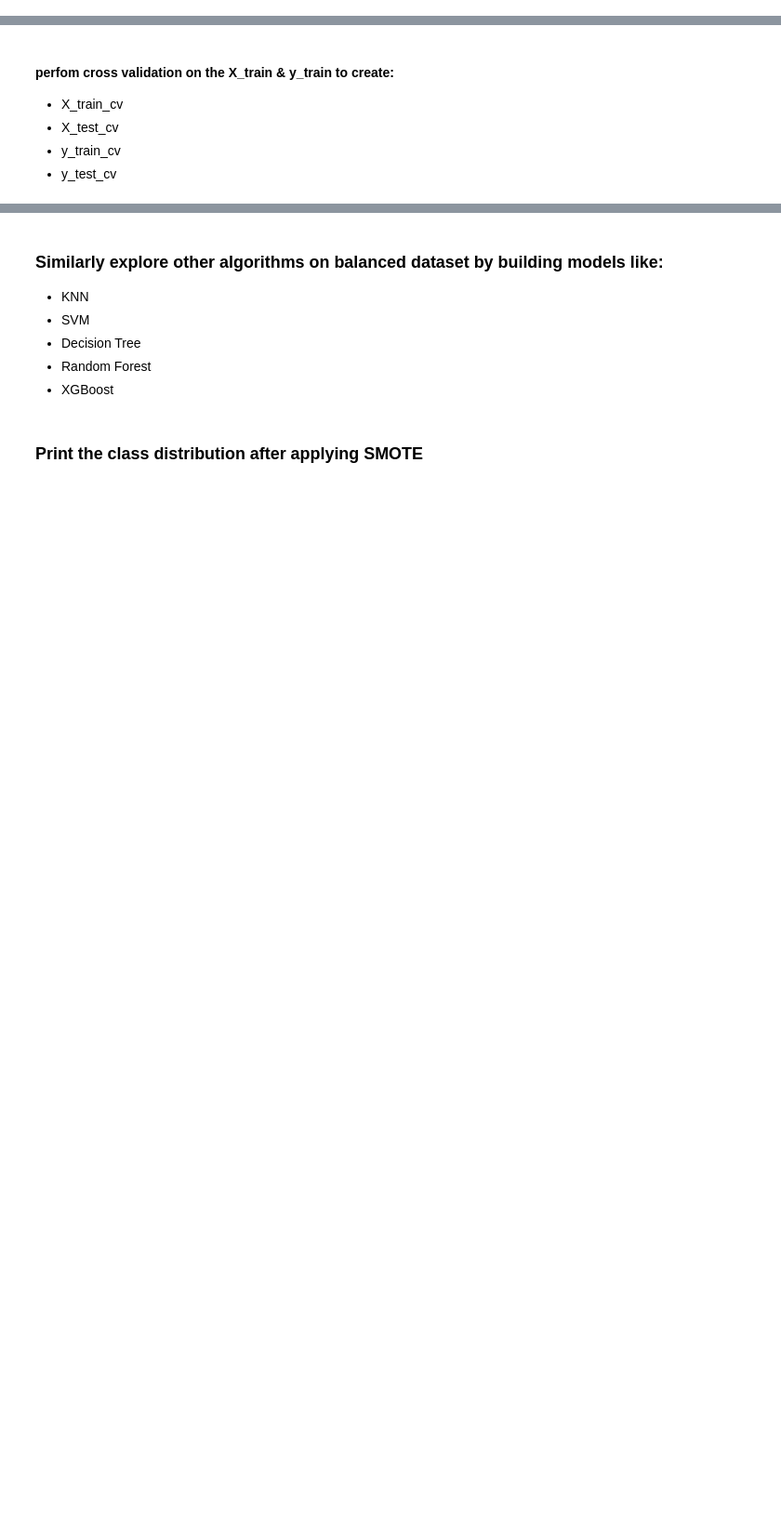
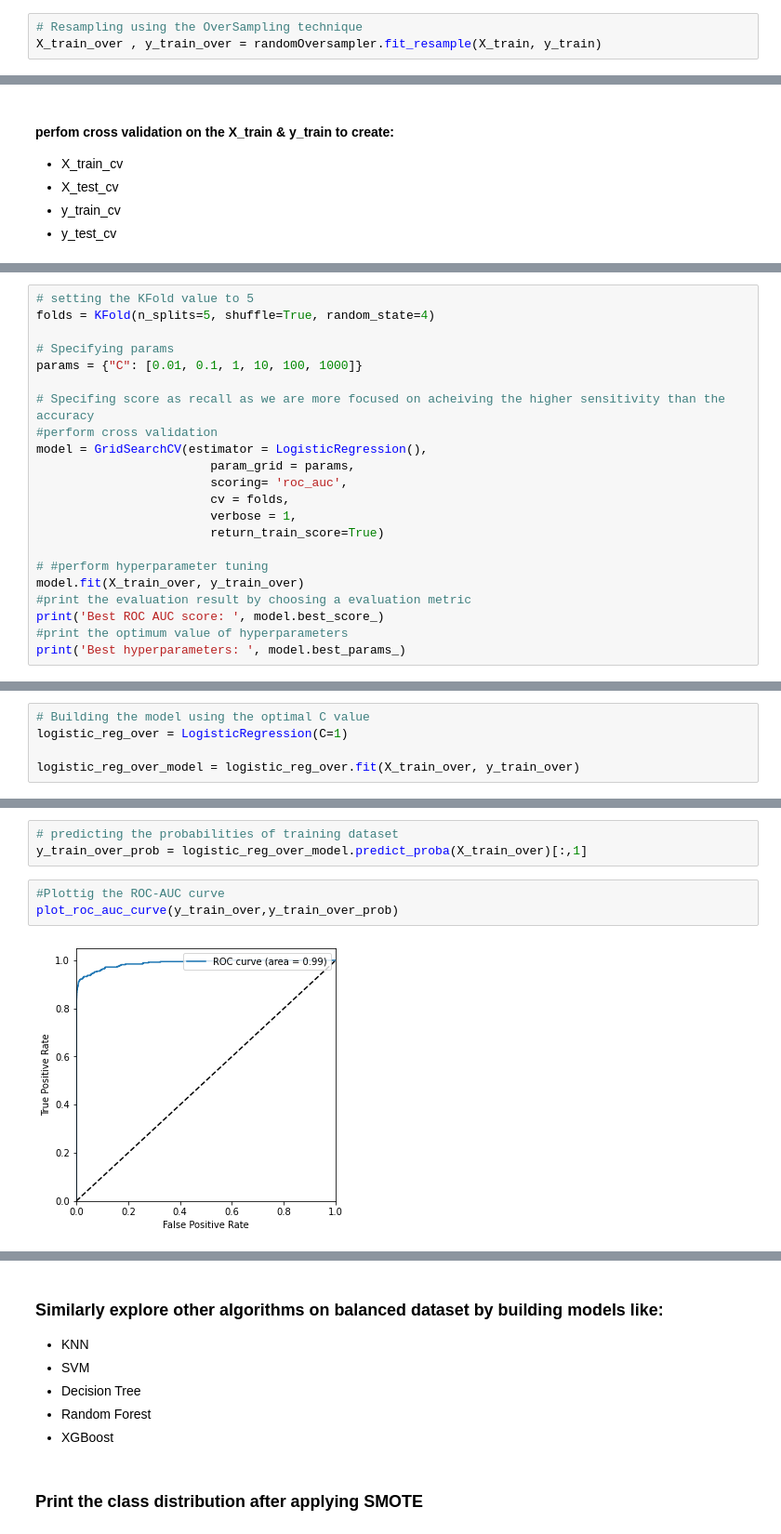
Before and after one commit to SurabhiTaneja/Credit-Card-Fraud-Detection, a Jupyter notebook: Credit_card_fraud_detection_Starter_code+.ipynb, the cells around one changed output, grey strips where cells are left out. Shown at 93% size. Saved outputs shown, nothing was run; the diff lists cells and outputs as text; blank space fills up the shorter version.

```diff
--- a/Credit_card_fraud_detection_Starter_code+.ipynb
+++ b/Credit_card_fraud_detection_Starter_code+.ipynb
@@ -822,0 +953,3 @@ plt.legend()
+# %%
+# Resampling using the OverSampling technique
+X_train_over , y_train_over = randomOversampler.fit_resample(X_train, y_train)
@@ -849,0 +974,22 @@ from imblearn import over_sampling #- import the packages
+# %%
+# setting the KFold value to 5
+folds = KFold(n_splits=5, shuffle=True, random_state=4)
+
+# Specifying params
+params = {"C": [0.01, 0.1, 1, 10, 100, 1000]}
+
+# Specifing score as recall as we are more focused on acheiving the higher sensitivity than the accuracy
+#perform cross validation
+model = GridSearchCV(estimator = LogisticRegression(),
+                        param_grid = params,
+                        scoring= 'roc_auc',
+                        cv = folds,
+                        verbose = 1,
+                        return_train_score=True)
+
+# #perform hyperparameter tuning
+model.fit(X_train_over, y_train_over)
+#print the evaluation result by choosing a evaluation metric
+print('Best ROC AUC score: ', model.best_score_)
+#print the optimum value of hyperparameters
+print('Best hyperparameters: ', model.best_params_)
@@ -849,0 +1013,5 @@ from imblearn import over_sampling #- import the packages
+# %%
+# Building the model using the optimal C value
+logistic_reg_over = LogisticRegression(C=1)
+
+logistic_reg_over_model = logistic_reg_over.fit(X_train_over, y_train_over)
@@ -849,0 +1033,8 @@ from imblearn import over_sampling #- import the packages
+# %%
+# predicting the probabilities of training dataset
+y_train_over_prob = logistic_reg_over_model.predict_proba(X_train_over)[:,1]
+# %%
+#Plottig the ROC-AUC curve
+plot_roc_auc_curve(y_train_over,y_train_over_prob)
+# %% [output]
+[figure, added]
```
Also changed, not shown: parts of 43 cells of this notebook.
